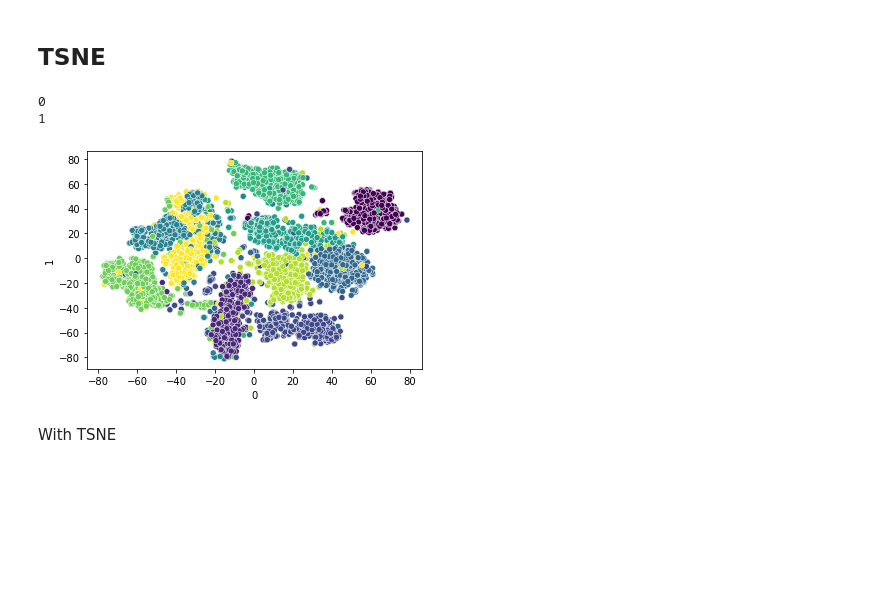
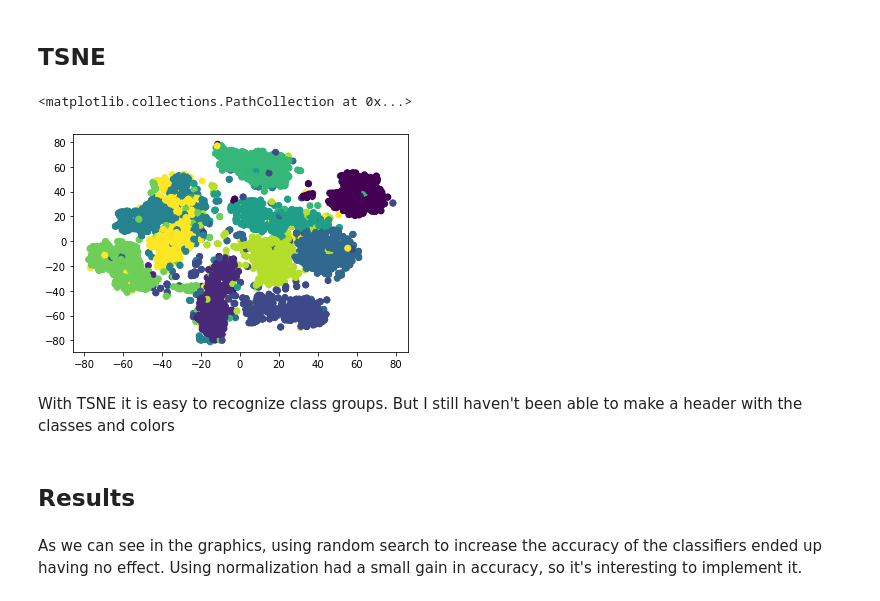
Before and after one commit to GeovaneBarros/Mentoria_Lead, a Jupyter notebook: exercicios3.ipynb, the cells around one changed output. Saved outputs shown, nothing was run; the diff lists cells and outputs as text; code cells hidden in the pictures; blank space fills up the shorter version.

```diff
--- a/exercicios3.ipynb
+++ b/exercicios3.ipynb
@@ -192,16 +192,14 @@ The dataset with many classes is quite complicated to identify the real class.
 ## TSNE
 # %%
 X_embedded = TSNE().fit_transform(X_train)
-# %%
-df = pd.DataFrame(X_embedded)
-for i in df:
-    print(i)
-# %% [output]
-0
-1
 # %%
-ax = sb.scatterplot(data=df, x=0, y=1, c=y_train)
+plt.scatter(df[0], df[1], c=y_train)
 # %% [output]
+<matplotlib.collections.PathCollection at 0x...>
-[figure, old version]
+[figure, new version]
-# %% [markdown]
-With TSNE
+# %% [markdown]
+With TSNE it is easy to recognize class groups. But I still haven't been able to make a header with the classes and colors
+# %% [markdown]
+## Results
+# %% [markdown]
+As we can see in the graphics, using random search to increase the accuracy of the classifiers ended up having no effect. Using normalization had a small gain in accuracy, so it's interesting to implement it.
```
Also changed, not shown: 2 other files.
